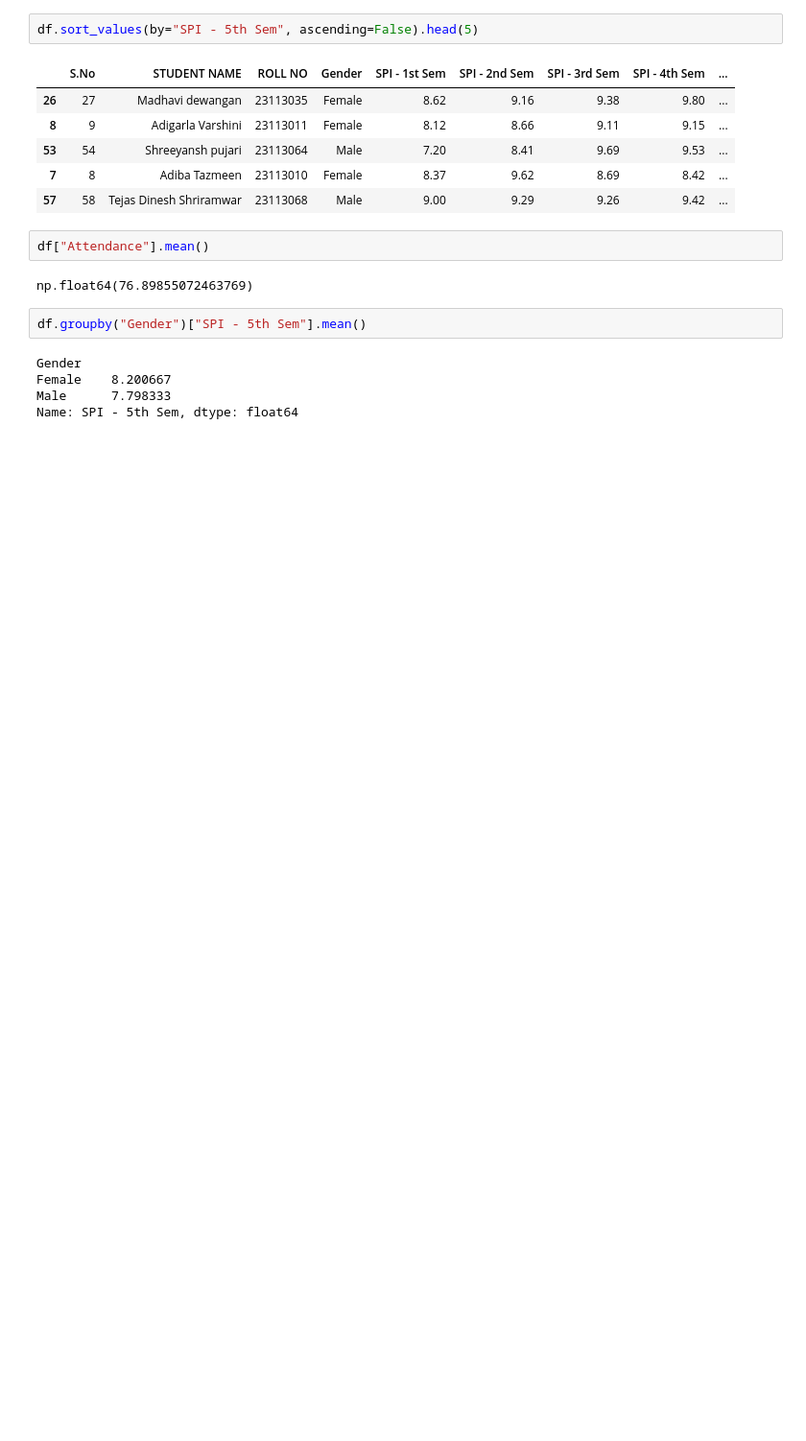
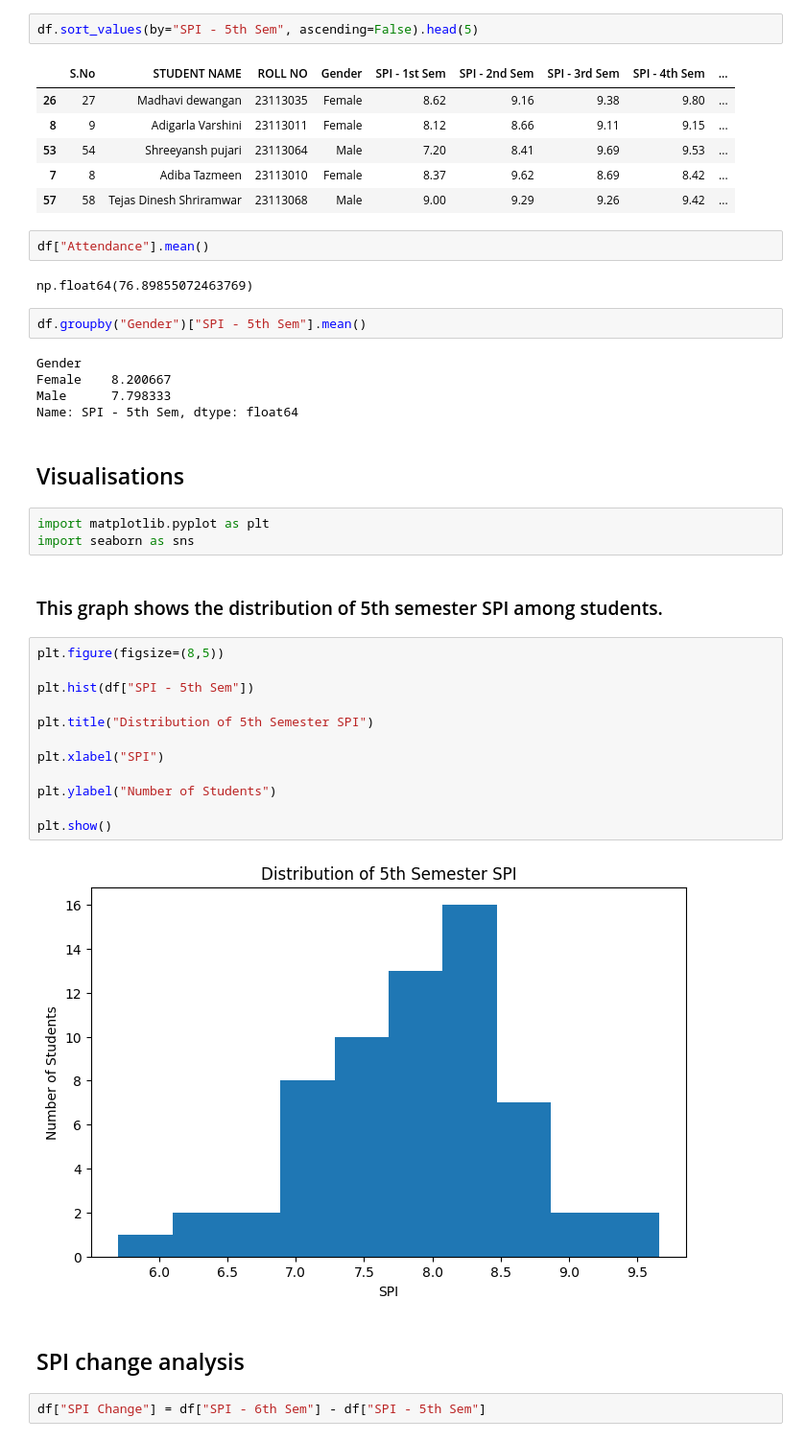
Before and after one commit to niya005/Class-Result-Analysis, a Jupyter notebook: class_result_analysis.ipynb, the cells around one changed output. Shown at 96% size. Saved outputs shown, nothing was run; the diff lists cells and outputs as text; blank space fills up the shorter version.

Commit message:
Visualisations

```diff
--- a/class_result_analysis.ipynb
+++ b/class_result_analysis.ipynb
@@ -122,3 +122,28 @@ Gender
 Female    8.200667
 Male      7.798333
 Name: SPI - 5th Sem, dtype: float64
+# %% [markdown]
+## Visualisations
+# %%
+import matplotlib.pyplot as plt
+import seaborn as sns
+# %% [markdown]
+### This graph shows the distribution of 5th semester SPI among students.
+# %%
+plt.figure(figsize=(8,5))
+
+plt.hist(df["SPI - 5th Sem"])
+
+plt.title("Distribution of 5th Semester SPI")
+
+plt.xlabel("SPI")
+
+plt.ylabel("Number of Students")
+
+plt.show()
+# %% [output]
+[figure, added]
+# %% [markdown]
+## SPI change analysis
+# %%
+df["SPI Change"] = df["SPI - 6th Sem"] - df["SPI - 5th Sem"]
```
Also changed, not shown: parts of 3 cells of this notebook.
